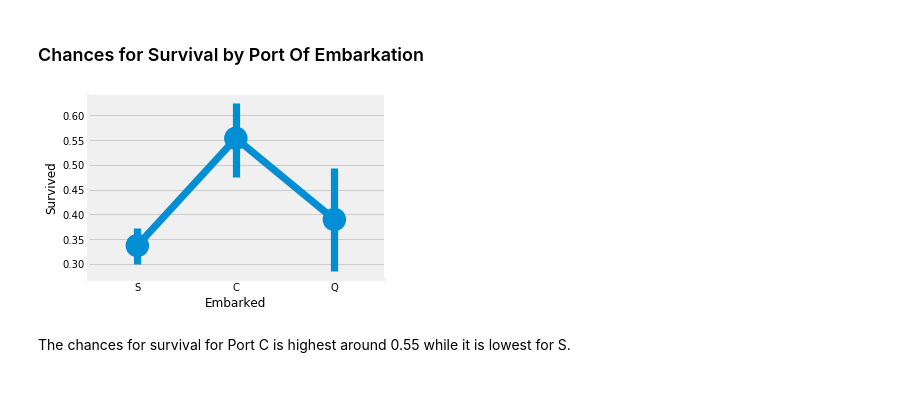
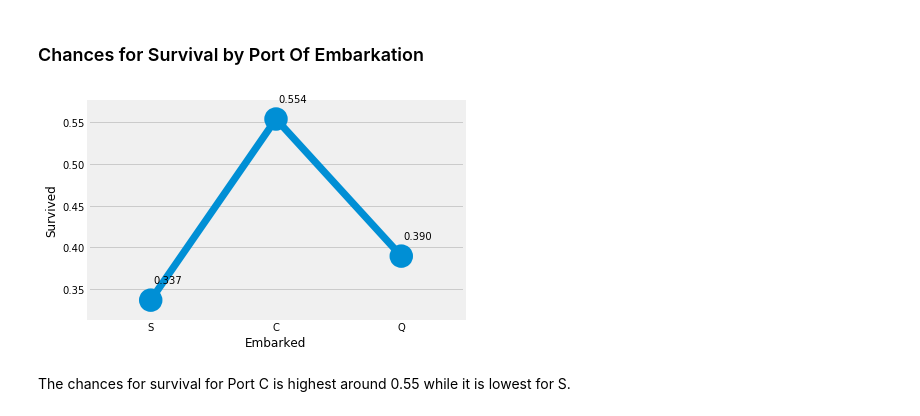
Before and after one commit to jeongnamho/Kaggle, a Jupyter notebook: Titanic/Dietanic.ipynb, the cells around one changed output. Saved outputs shown, nothing was run; the diff lists cells and outputs as text; code cells hidden in the pictures; blank space fills up the shorter version.

```diff
--- a/Titanic/Dietanic.ipynb
+++ b/Titanic/Dietanic.ipynb
@@ -496,13 +496,24 @@ pd.crosstab([data.Embarked,data.Pclass],
 | All |  | 81 | 231 | 468 | 109 | 889 |
 # %% [markdown]
 ### Chances for Survival by Port Of Embarkation
-# %%
-sns.factorplot('Embarked','Survived',data=data)
-fig=plt.gcf()
-fig.set_size_inches(5,3)
-plt.show()
-# %% [output]
-[figure, removed]
+# %%
+plot = sns.pointplot('Embarked','Survived', data=data, ci=None, size=4)
+
+i = 0
+for c in plot.collections:
+    for of in c.get_offsets():
+        List = '{0:.03f}'.format(data.groupby(['Embarked'])['Survived'].mean().values[(i+2)%3])
+        plot.annotate(List, of+0.02)
+        i += 1
+plt.show()
+
+# 밑에 주석부분은 위의 코드와 똑같은데 차이점이 이 셀의 맨 밑 부분에서 하는 annotation이 안됌... 그래서 위의 걸로 했음
+# sns.factorplot('Embarked','Survived',data=data)
+# fig=plt.gcf()
+# fig.set_size_inches(5,3)
+# plt.show()
+# %% [output]
+[figure, added]
 # %% [markdown]
 The chances for survival for Port C is highest around 0.55 while it is lowest for S.
 # %%
```
Also changed, not shown: parts of 26 cells of this notebook, 1 other file.
